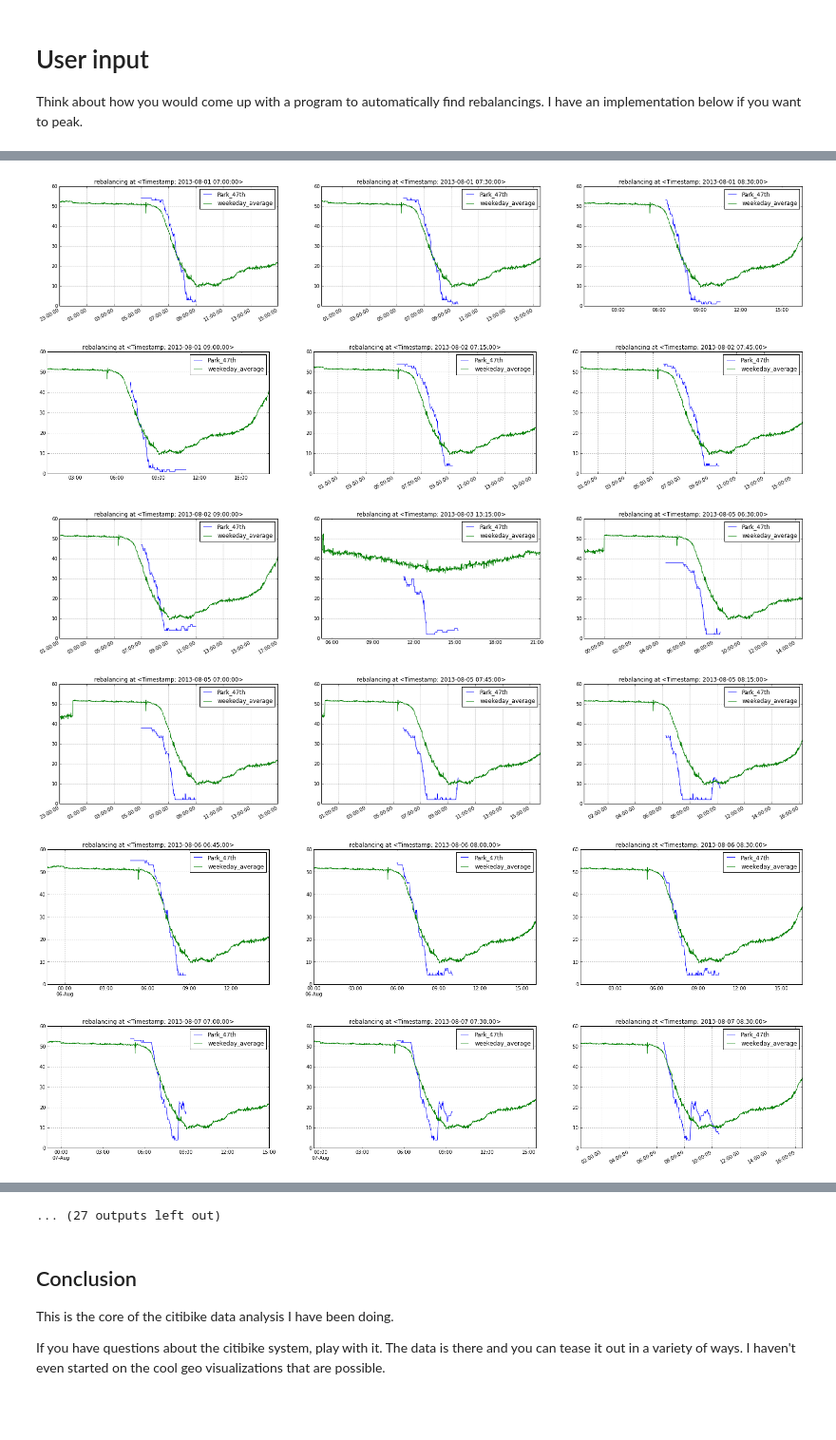
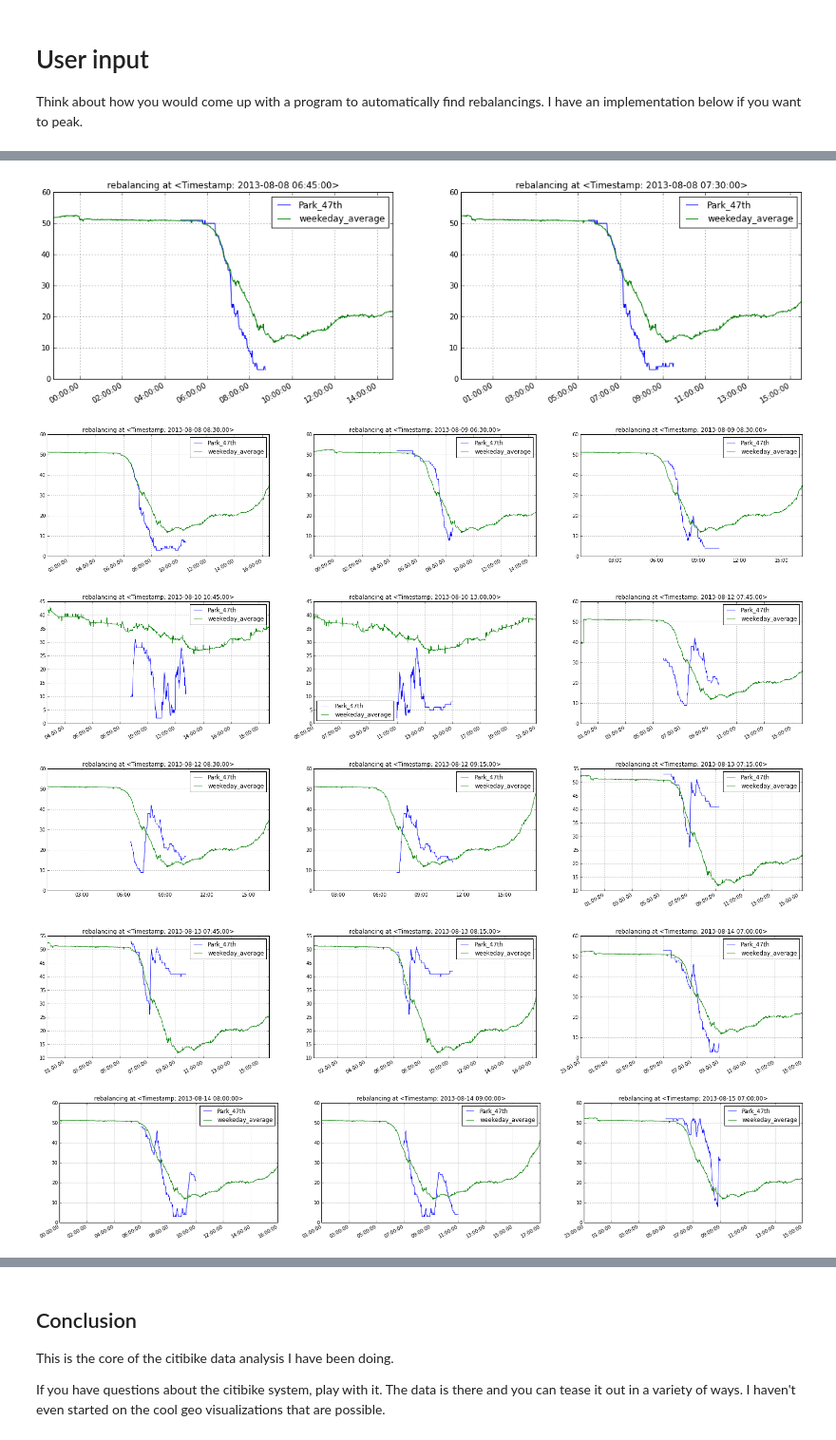
Before and after one commit to paddymul/pydata_citibike, a Jupyter notebook: PyData-Citibike.ipynb, the cells around one changed output, grey strips where cells are left out. Shown at 95% size. Drawn from its saved outputs; the diff is of its cells as text; code cells hidden in the pictures; blank space fills up the shorter version.

```diff
--- a/PyData-Citibike.ipynb
+++ b/PyData-Citibike.ipynb
@@ -300,6 +456,7 @@ MEMORY USAGE ALERT
 here I'm going to slice two_station_pop down even further.  The wakari free nodes are very ram constrained. I cut the dataset to a subset between October 1st and September 15th.
 # %%
 two_station_pop = two_station_pop[dtdt(2013,8,1):dtdt(2013,9,15)]
+two_station_pop, full_avg_df = make_full(two_station_pop)
 # %%
 df, full_preDeriv_df = make_full(two_station_pop.diff(DIFFERENTIAL_TIMEPERIOD))
 def find_changes(was_rebalanced_df):
@@ -369,19 +526,25 @@ print len(deriv_rebalance[deriv_rebalance.Park_47th == True].Park_47th)
 # %%
 
 rb_iter = show_rebalancings('Park_47th', deriv_rebalance, two_station_pop, full_avg_df, window_width=2)
 i = 0
 plt.figure(figsize=(28, 5), dpi=100)
 for param in rb_iter:
     plot_num = (i%3) + 1
+    i+=1
+    if i < 20:
+        continue
+    if i > 50:
+        break
+
     plt.subplot(1,3,plot_num)
     plot_rebalancing(*param)
-    i+=1
+
     if plot_num ==3:
         plt.figure(figsize=(28, 5), dpi=100)
 # %% [output]
-[figure, old version]
+[figure, new version]
-[figure, old version]
+[figure, new version]
-[figure, old version]
+[figure, new version]
-[figure, old version]
+[figure, new version]
-[figure, old version]
+[figure, new version]
-[figure, old version]
+[figure, new version]
@@ -394,4 +556,3 @@ for param in rb_iter:
-... (27 outputs left out)
 # %% [markdown]
 Conclusion
 ----------
```
Also changed, not shown: parts of 22 cells of this notebook, 1 other file.
